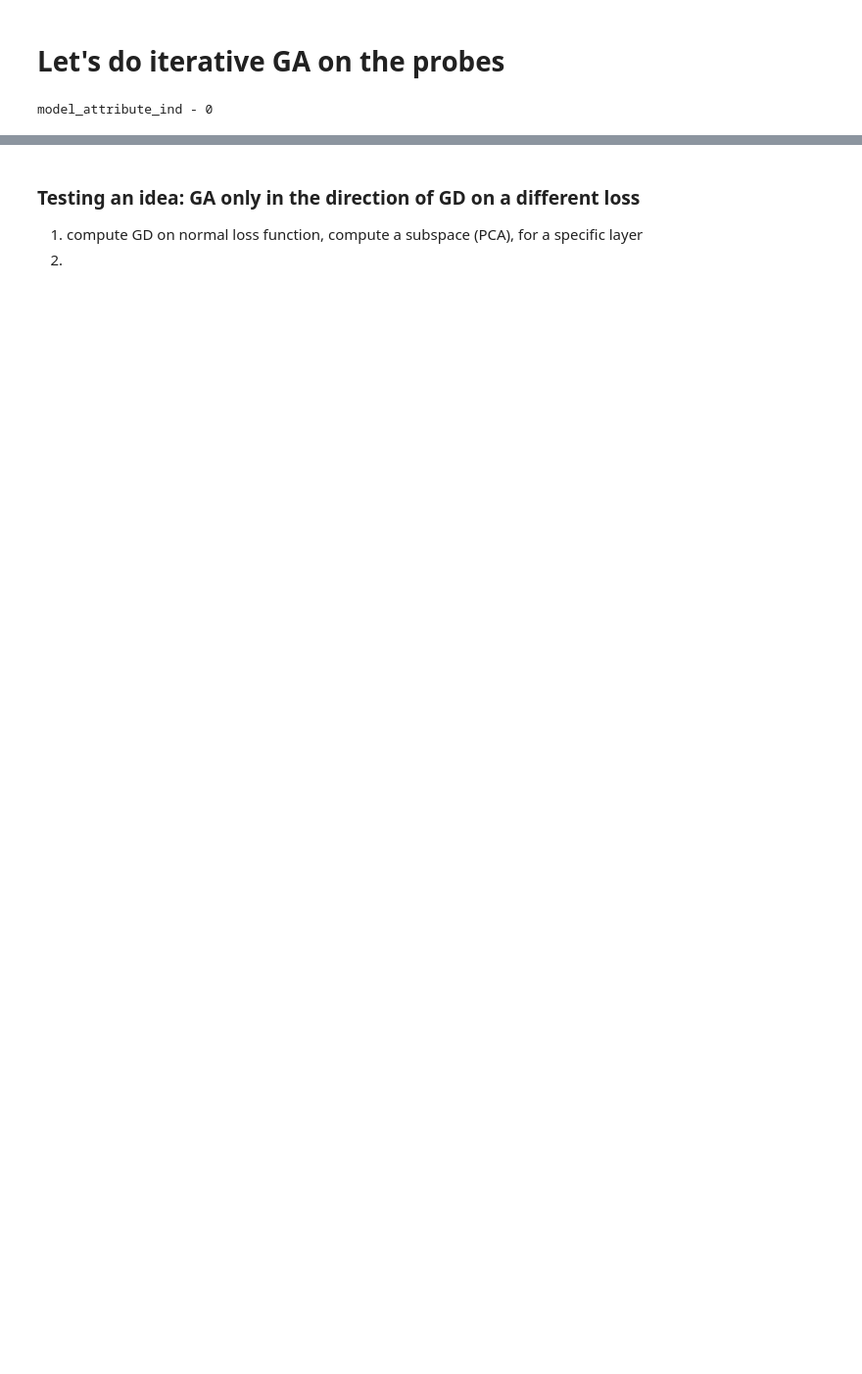
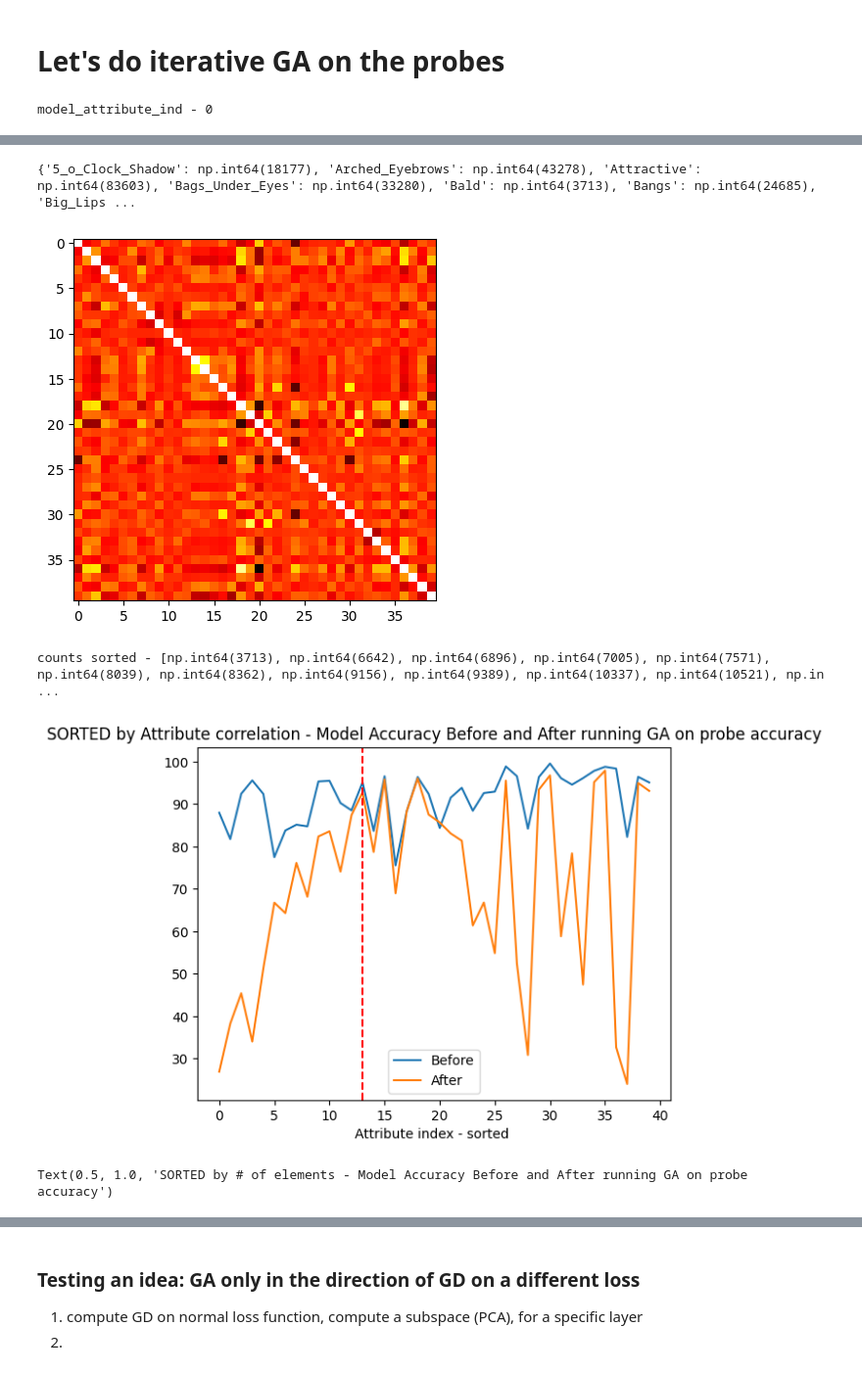
Before and after one commit to RoyRin/ripple_bench, a Jupyter notebook: notebooks/LEACE_explore.ipynb, the cells around one changed output, grey strips where cells are left out. Shown at 98% size. Cells and saved outputs as stored; diff of their text form; code cells hidden in the pictures; blank space fills up the shorter version.

```diff
--- a/notebooks/LEACE_explore.ipynb
+++ b/notebooks/LEACE_explore.ipynb
@@ -1399,0 +1365,53 @@ Text(0.5, 1.0, 'Model Accuracy Before and After running GA on probe accuracy')
+# %%
+# can we sort the indices by correlation with the attribute of interest?
+train_labels = train_dataset.attr
+subset_targets = train_labels
+
+subset_targets_np = subset_targets.numpy()
+
+
+counts = np.sum(subset_targets.numpy(), axis=0)
+attribute_to_count = {train_dataset.attr_names[i] : counts[i] for i in range(len(counts))}
+# Sort attributes by count
+#sorted_attributes = [attribute_names[i] for i in sort_attribute_indices]
+#sorted_attributes = sorted
+
+print(attribute_to_count)
+correlation_matrix = np.corrcoef(subset_targets_np, rowvar=False)
+
+# show correlation_matrix
+plt.imshow(correlation_matrix, cmap='hot', interpolation='nearest')
+plt.show()
+correlation_with_attr = correlation_matrix[:, probe_attribute_index]
+arg_sort_correlation  = np.argsort(correlation_with_attr)
+arg_sort_count = np.argsort(counts)
+print(f"counts sorted - {[counts[i] for i in arg_sort_count]}")
+accs__correlation_sorted_before = [accs_before[i] for i in arg_sort_correlation]
+accs__correlation_sorted_after = [accs_after[i] for i in arg_sort_correlation]
+plt.plot(accs__correlation_sorted_before, label='Before')
+plt.plot(accs__correlation_sorted_after, label='After')
+
+plt.legend()
+plt.xlabel("Attribute index - sorted ")
+# vert line at probe_attribute_index
+plt.axvline(x=probe_attribute_index, color='r', linestyle='--')
+plt.title("SORTED by Attribute correlation - Model Accuracy Before and After running GA on probe accuracy")
+plt.show()
+
+
+accs__size_sorted_before = [accs_before[i] for i in arg_sort_count]
+accs__size_sorted_after = [accs_after[i] for i in arg_sort_count]
+plt.plot(accs__size_sorted_before, label='Before')
+plt.plot(accs__size_sorted_after, label='After')
+
+plt.legend()
+plt.xlabel("Attribute index - sorted by Size ")
+# vert line at probe_attribute_index
+plt.axvline(x=probe_attribute_index, color='r', linestyle='--')
+plt.title("SORTED by # of elements - Model Accuracy Before and After running GA on probe accuracy")
+# %% [output]
+{'5_o_Clock_Shadow': np.int64(18177), 'Arched_Eyebrows': np.int64(43278), 'Attractive': np.int64(83603), 'Bags_Under_Eyes': np.int64(33280), 'Bald': np.int64(3713), 'Bangs': np.int64(24685), 'Big_Lips ...
+[figure, added]
+counts sorted - [np.int64(3713), np.int64(6642), np.int64(6896), np.int64(7005), np.int64(7571), np.int64(8039), np.int64(8362), np.int64(9156), np.int64(9389), np.int64(10337), np.int64(10521), np.in ...
+[figure, added]
+Text(0.5, 1.0, 'SORTED by # of elements - Model Accuracy Before and After running GA on probe accuracy')
```
Also changed, not shown: parts of 37 cells of this notebook, 3 other files.
